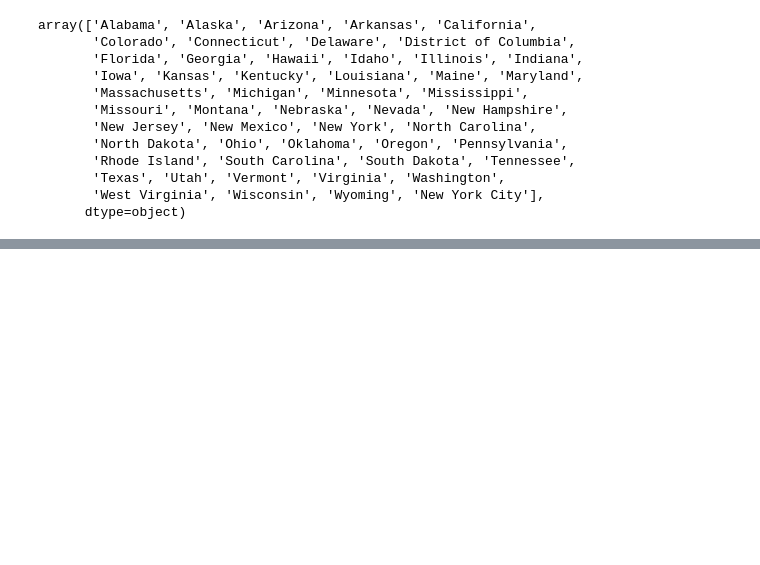
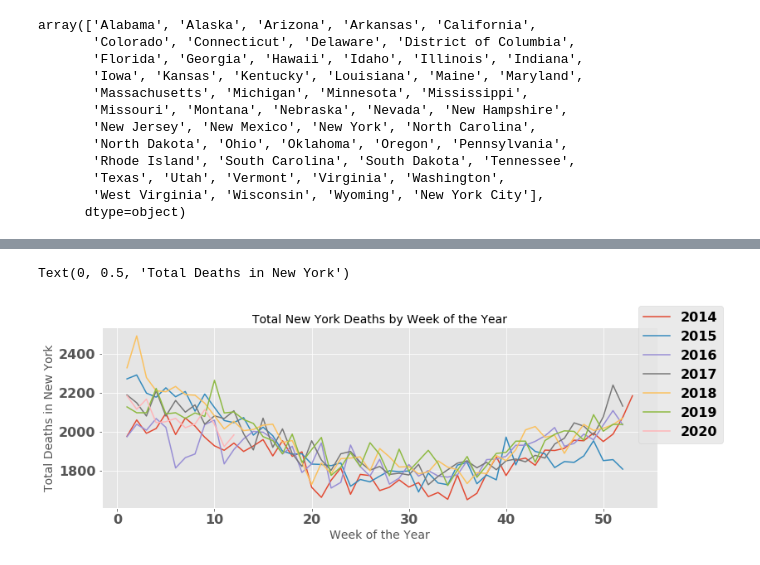
Before and after one commit to jdybuncio/usa-mortality-investigation, a Jupyter notebook: eda_file.ipynb, the cells around one changed output, grey strips where cells are left out. Drawn from its saved outputs; the diff is of its cells as text; code cells hidden in the pictures; blank space fills up the shorter version.

```diff
--- a/eda_file.ipynb
+++ b/eda_file.ipynb
@@ -358,0 +565,4 @@ df_nc[df_nc['Calendar_Year']== 2020]
+# %%
+sufficient_data_rows = df_states['Total_Deaths'] != 'Insufficient Data'
+# %%
+df_states_cleaned = df_states[sufficient_data_rows]
@@ -358,0 +594,2 @@ df_nc[df_nc['Calendar_Year']== 2020]
+# %%
+df_states_official = df_states_cleaned.replace(to_replace =',', value = '', regex = True)
@@ -358,0 +605,2 @@ df_nc[df_nc['Calendar_Year']== 2020]
+# %%
+df_states_official[['Num_Influenza_Deaths','Num_Pneumonia_Deaths','Total_Deaths','Calendar_Year']] = df_states_official[['Num_Influenza_Deaths','Num_Pneumonia_Deaths','Total_Deaths','Calendar_Year']].astype(int)
@@ -358,0 +628,23 @@ df_nc[df_nc['Calendar_Year']== 2020]
+# %%
+fig, ax = plt.subplots(figsize=(12,4))
+
+
+for year in years[1:]:
+    mask = (df_states_official['Calendar_Year'] == year) & (df_states_official['State'] =='New York')
+
+    df = df_states_official[mask].sort_values('Week')
+    x = df['Week']
+    y = df['Total_Deaths']
+
+
+    ax.plot(x,y, label = year)
+
+plt.legend(bbox_to_anchor=(1, 1),
+           bbox_transform=plt.gcf().transFigure)
+
+ax.set_title("Total New York Deaths by Week of the Year", fontsize = 14)
+ax.set_xlabel("Week of the Year", fontsize = 14)
+ax.set_ylabel("Total Deaths in New York", fontsize = 14)
+# %% [output]
+Text(0, 0.5, 'Total Deaths in New York')
+[figure, added]
```
Also changed, not shown: parts of 70 cells of this notebook.
